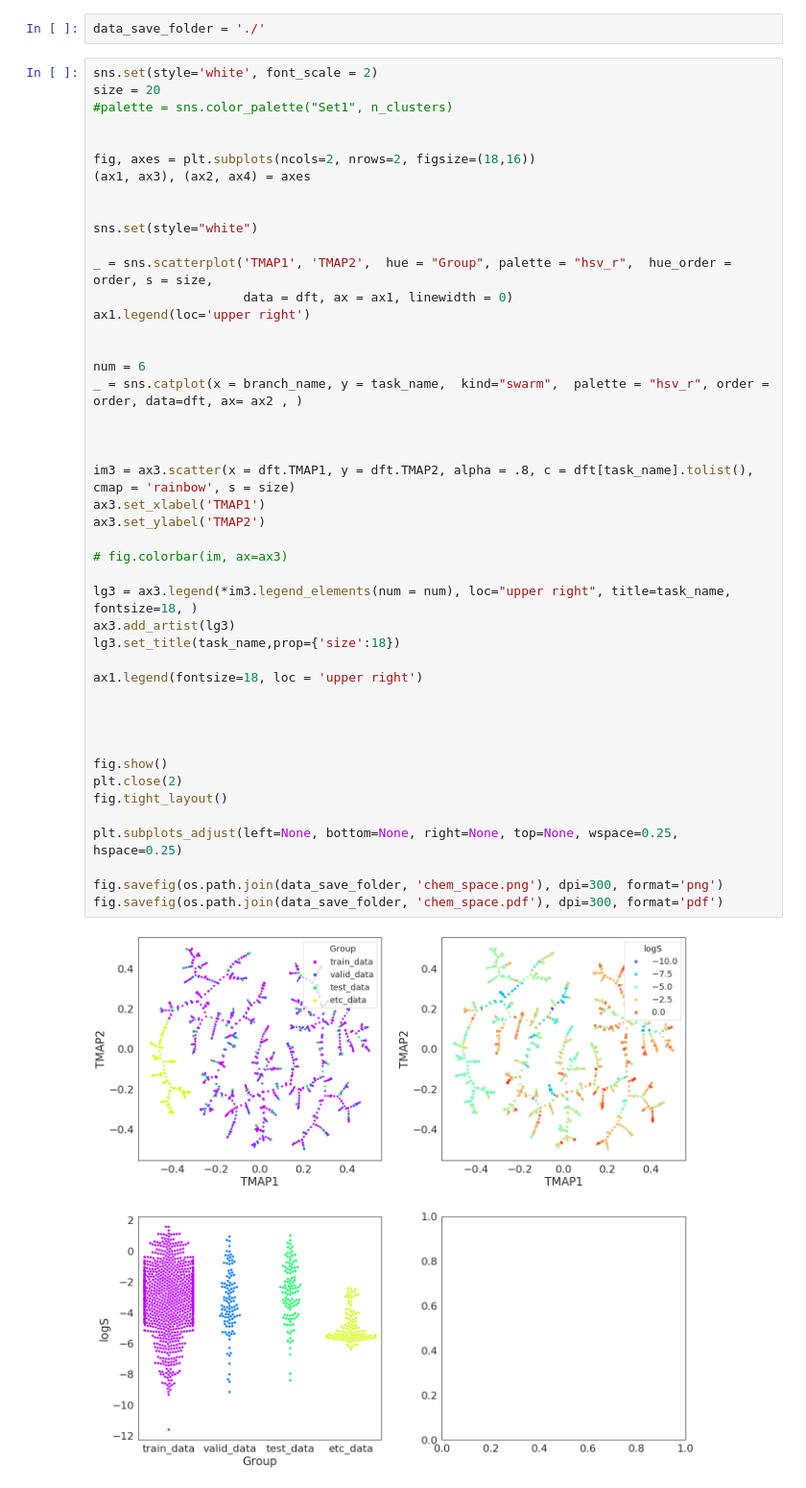
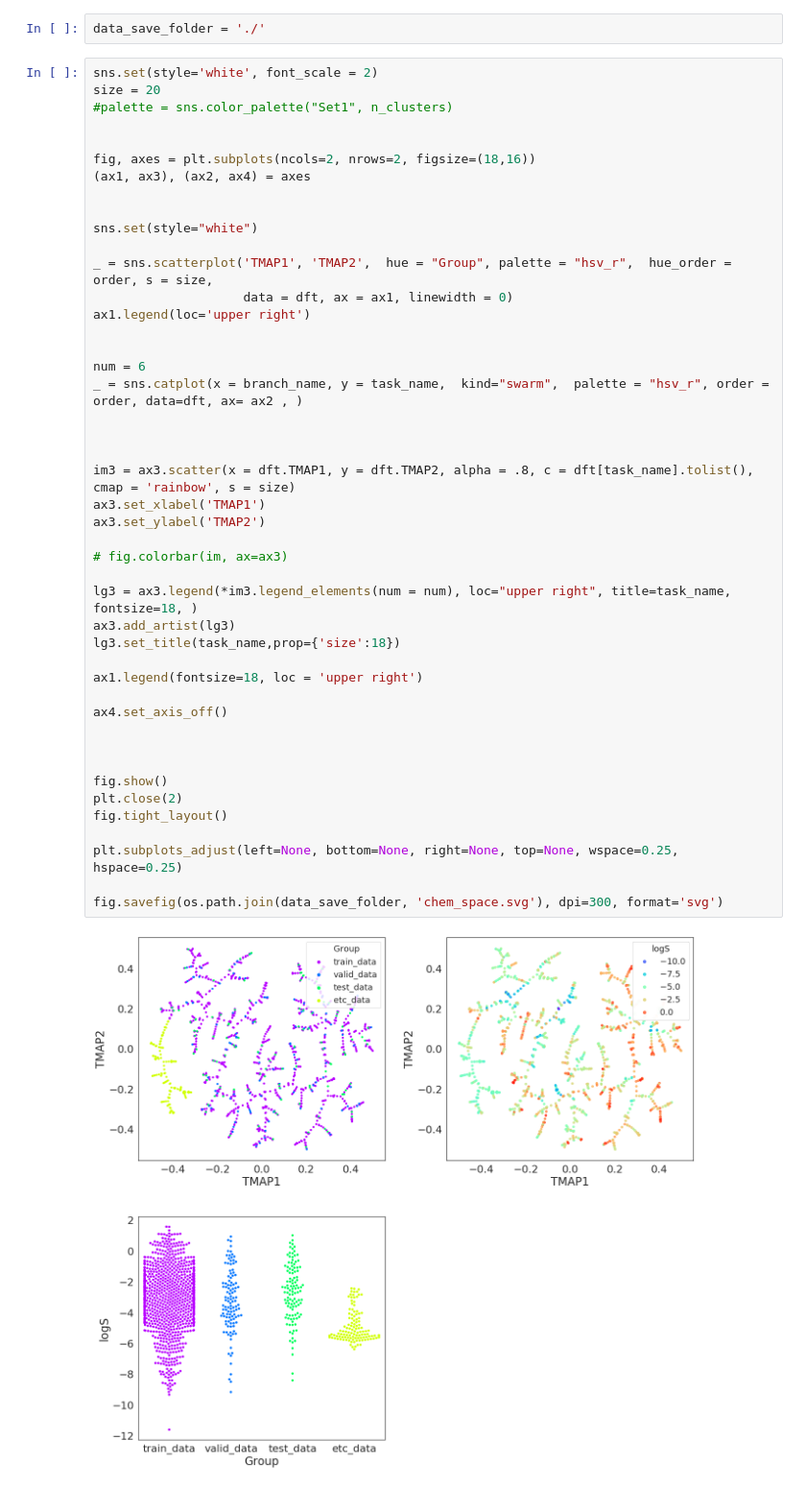
Before and after one commit to shenwanxiang/bidd-molmap, a Jupyter notebook: paper/05_solubility_prediction_model_interpretation/06_chemical_space/plot_chemical_space.ipynb, the cells around one changed output. Shown at 96% size. Cells and saved outputs as stored; diff of their text form.

```diff
--- a/paper/05_solubility_prediction_model_interpretation/06_chemical_space/plot_chemical_space.ipynb
+++ b/paper/05_solubility_prediction_model_interpretation/06_chemical_space/plot_chemical_space.ipynb
@@ -96,36 +96,36 @@ _ = sns.scatterplot('TMAP1', 'TMAP2',  hue = "Group", palette = "hsv_r",  hue_or
 ax1.legend(loc='upper right')
 
 
 num = 6
 _ = sns.catplot(x = branch_name, y = task_name,  kind="swarm",  palette = "hsv_r", order = order, data=dft, ax= ax2 , )
 
 
 
 im3 = ax3.scatter(x = dft.TMAP1, y = dft.TMAP2, alpha = .8, c = dft[task_name].tolist(), cmap = 'rainbow', s = size)
 ax3.set_xlabel('TMAP1')
 ax3.set_ylabel('TMAP2')
 
 # fig.colorbar(im, ax=ax3)
 
 lg3 = ax3.legend(*im3.legend_elements(num = num), loc="upper right", title=task_name, fontsize=18, )
 ax3.add_artist(lg3)
 lg3.set_title(task_name,prop={'size':18})
 
 ax1.legend(fontsize=18, loc = 'upper right')
 
+ax4.set_axis_off()
 
 
 
 fig.show()
 plt.close(2)
 fig.tight_layout()
 
 plt.subplots_adjust(left=None, bottom=None, right=None, top=None, wspace=0.25, hspace=0.25)
 
-fig.savefig(os.path.join(data_save_folder, 'chem_space.png'), dpi=300, format='png')
-fig.savefig(os.path.join(data_save_folder, 'chem_space.pdf'), dpi=300, format='pdf')
+fig.savefig(os.path.join(data_save_folder, 'chem_space.svg'), dpi=300, format='svg')
 # %% [output]
-[figure, old version]
+[figure, new version]
 # %%
 sns.set(style='white', font_scale = 1.2)
 fig, axes = plt.subplots(ncols=2,figsize=(18,6))
```
Also changed, not shown: parts of 3 cells of this notebook, 18 other files.
